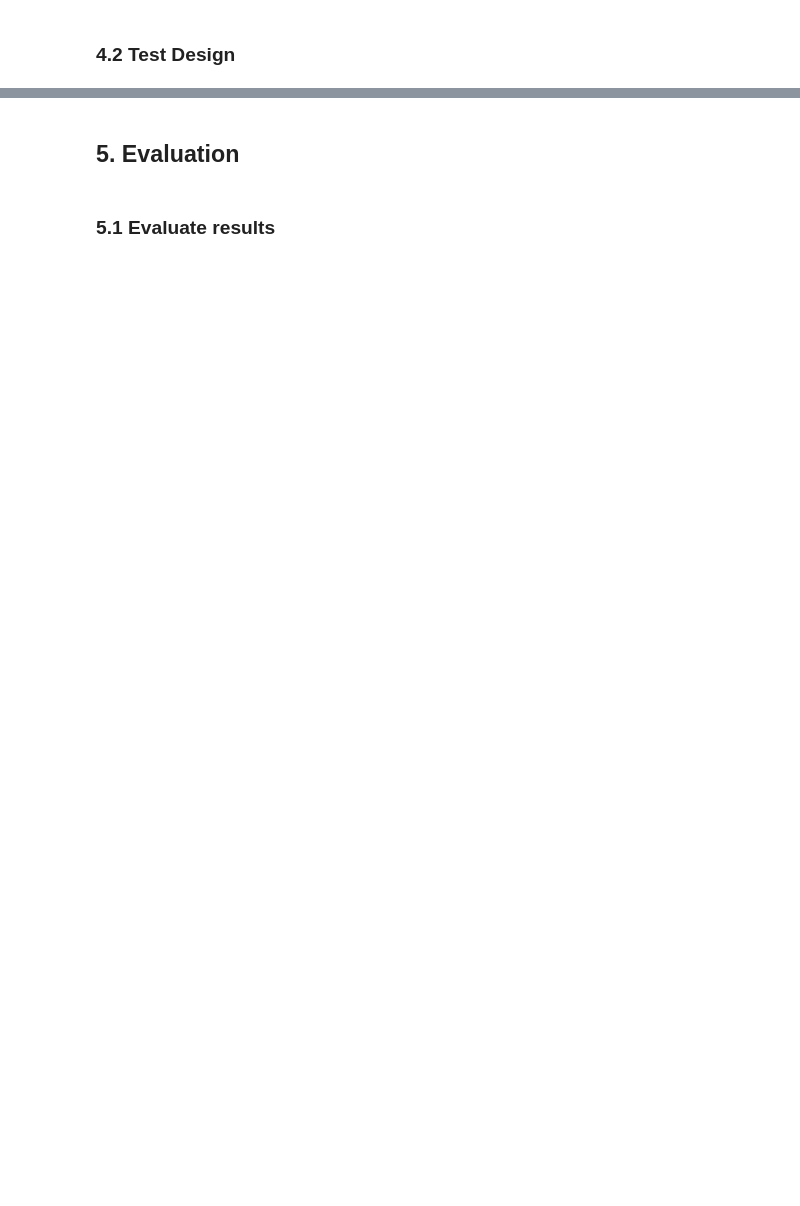
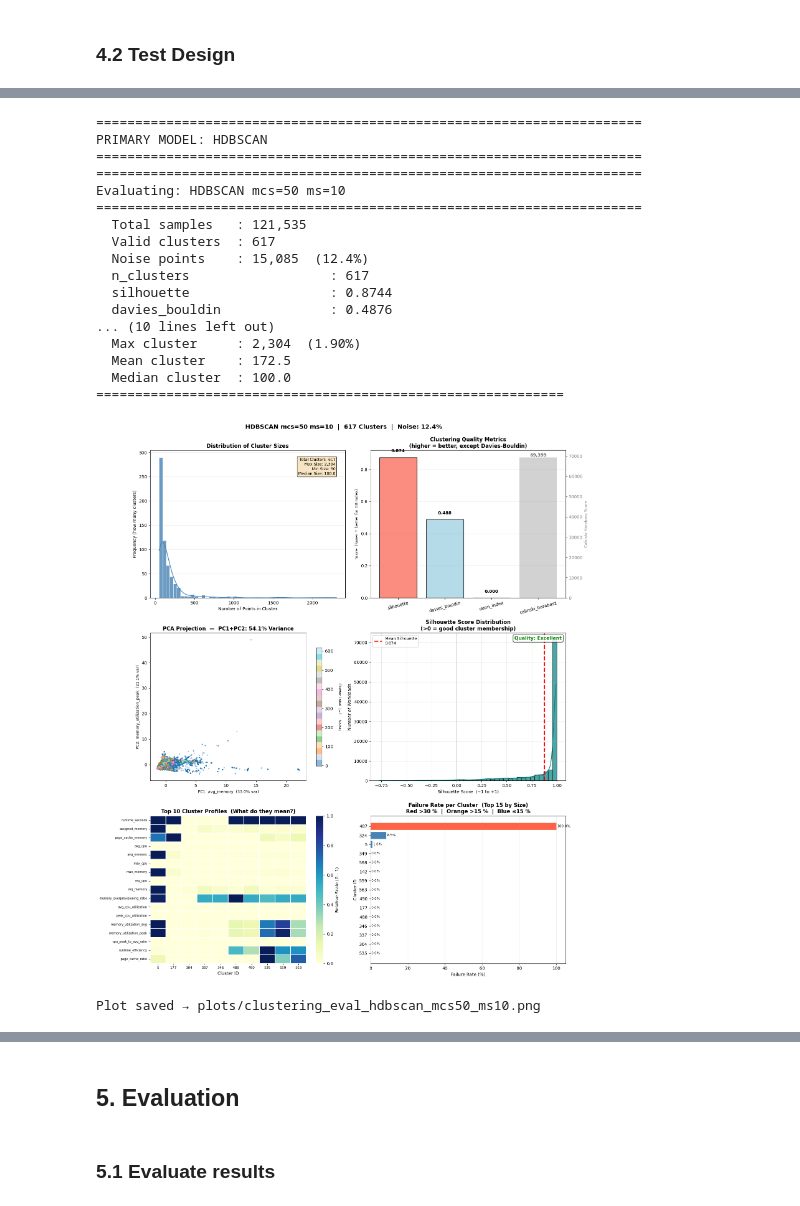
Before and after one commit to VinnyBabuManjaly/WorkloadProfiler, a Jupyter notebook: Workload_Profiler.ipynb, the cells around one changed output, grey strips where cells are left out. Cells and saved outputs as stored; diff of their text form; code cells hidden in the pictures; blank space fills up the shorter version.

```diff
--- a/Workload_Profiler.ipynb
+++ b/Workload_Profiler.ipynb
@@ -2496,0 +2843,41 @@ Ready for HDBSCAN/DBSCAN - they should substantially outperform these baselines
+# %%
+# -------------------------------------------------------
+# PRIMARY MODEL: HDBSCAN
+# min_cluster_size=50, min_samples=10  (confirmed best)
+# -------------------------------------------------------
+print("\n" + "="*70)
+print("PRIMARY MODEL: HDBSCAN")
+print("="*70)
+
+MIN_CLUSTER_SIZE = 50
+MIN_SAMPLES = 10
+
+hdbscan_model = HDBSCAN(min_cluster_size=MIN_CLUSTER_SIZE,
+                         min_samples=MIN_SAMPLES)
+hdbscan_model.fit(X_scaled)
+labels_hdbscan = hdbscan_model.labels_
+
+metrics_hdbscan = evaluate_clustering_model_v2(
+    X_scaled, labels_hdbscan, df_formatted, X_pca,
+    model_name=f"HDBSCAN mcs={MIN_CLUSTER_SIZE} ms={MIN_SAMPLES}"
+)
+# %% [output]
+======================================================================
+PRIMARY MODEL: HDBSCAN
+======================================================================
+======================================================================
+Evaluating: HDBSCAN mcs=50 ms=10
+======================================================================
+  Total samples   : 121,535
+  Valid clusters  : 617
+  Noise points    : 15,085  (12.4%)
+  n_clusters                  : 617
+  silhouette                  : 0.8744
+  davies_bouldin              : 0.4876
+... (10 lines left out)
+  Max cluster     : 2,304  (1.90%)
+  Mean cluster    : 172.5
+  Median cluster  : 100.0
+============================================================
+[figure, added]
+Plot saved → plots/clustering_eval_hdbscan_mcs50_ms10.png
```
Also changed, not shown: parts of 119 cells of this notebook, 3 other files.
